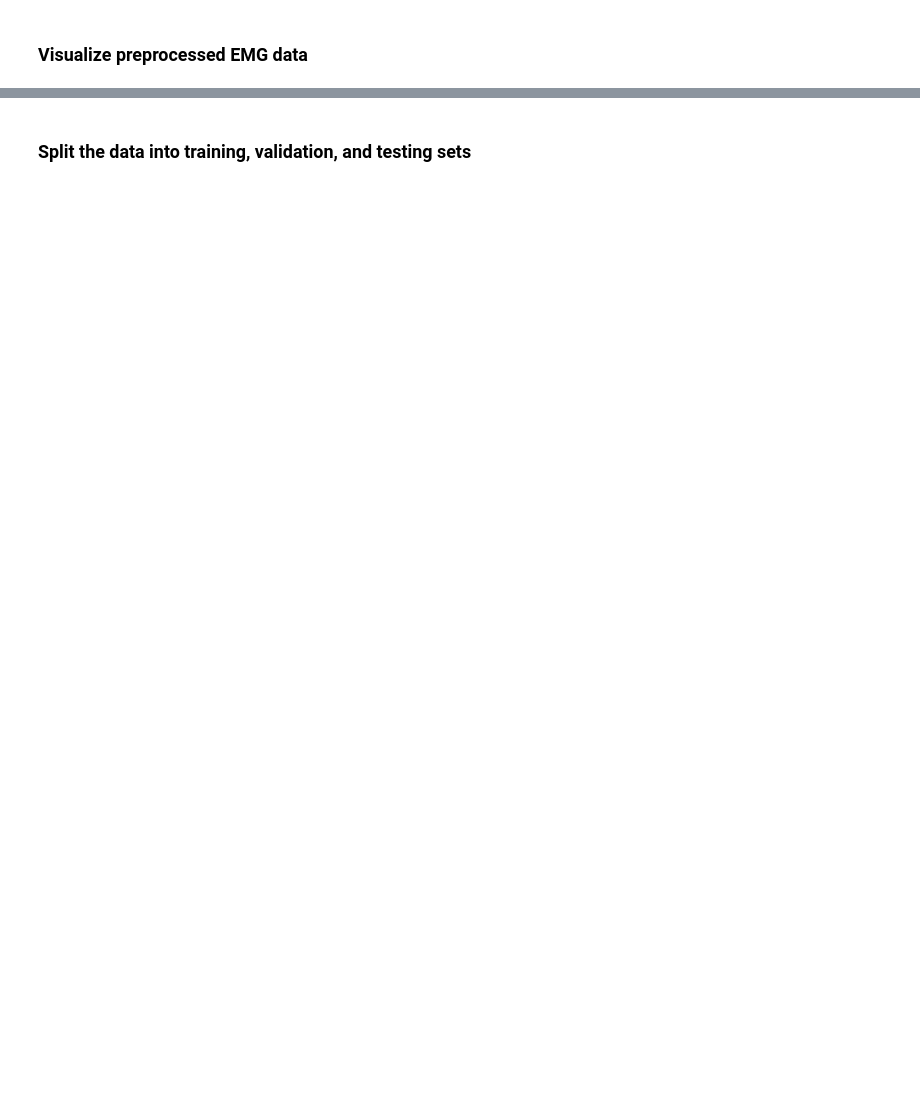
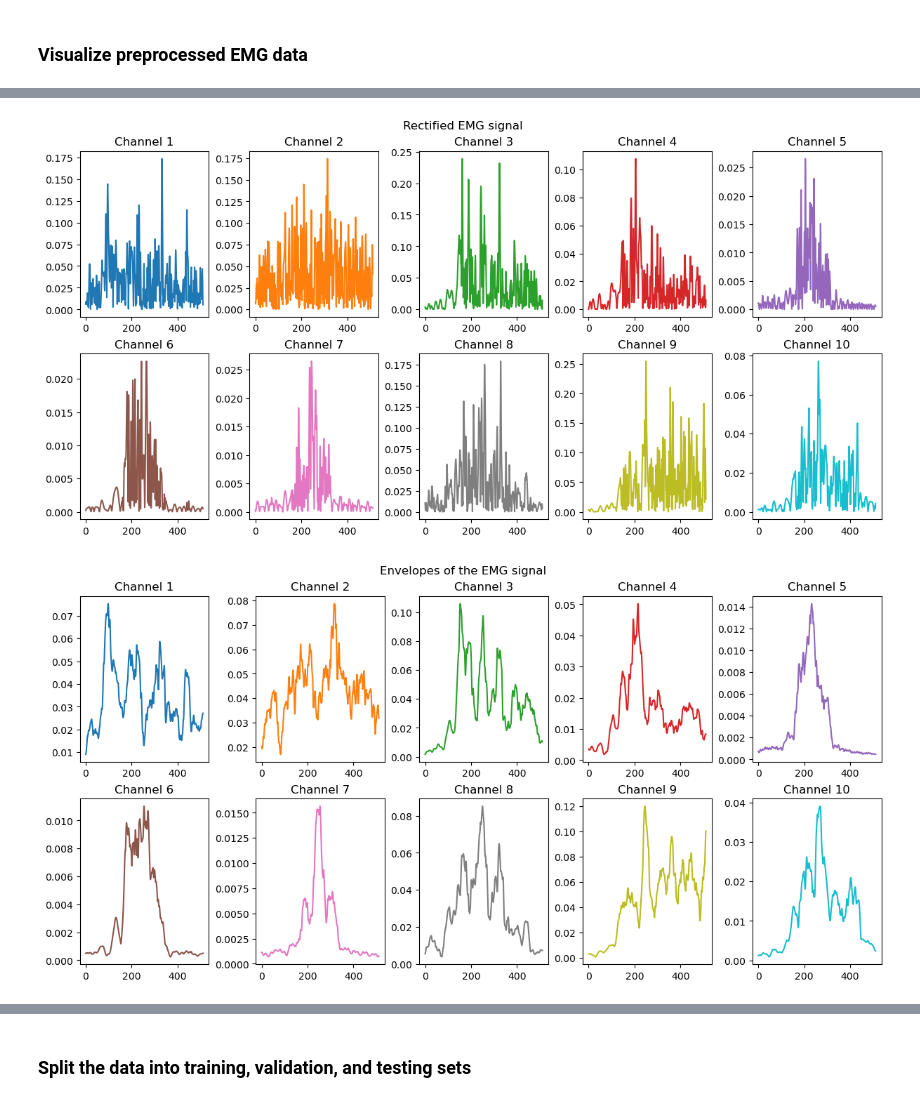
Before and after one commit to MetthewB/NSSP_Project2, a Jupyter notebook: scripts/main.ipynb, the cells around one changed output, grey strips where cells are left out. Cells and saved outputs as stored; diff of their text form; code cells hidden in the pictures; blank space fills up the shorter version.

```diff
--- a/scripts/main.ipynb
+++ b/scripts/main.ipynb
@@ -132,0 +211,38 @@ plt.show()
+# %%
+# Define the length of the moving average window
+mov_mean_length = 25
+mov_mean_weights = np.ones(mov_mean_length) / mov_mean_length
+
+# Initialize the data structure
+emg_windows = [[None for _ in range(n_repetitions)] for _ in range(n_stimuli)]
+emg_envelopes = [[None for _ in range(n_repetitions)] for _ in range(n_stimuli)]
+
+for stimuli_idx in range(n_stimuli):
+    for repetition_idx in range(n_repetitions):
+        idx = np.logical_and(stimulus == stimuli_idx + 1, repetition == repetition_idx + 1).flatten()
+        emg_windows[stimuli_idx][repetition_idx] = emg_rectified[idx, :]
+        emg_envelopes[stimuli_idx][repetition_idx] = convolve1d(emg_windows[stimuli_idx][repetition_idx], mov_mean_weights, axis=0)
+
+# Plot rectified EMG signal
+fig, ax = plt.subplots(2, 5, figsize=(12, 6), constrained_layout=True)
+ax = ax.ravel()
+number_of_emg_channels = emg_rectified.shape[-1]  # 10 EMG channels
+
+for i in range(number_of_emg_channels):
+    ax[i].plot(emg_windows[0][0][:, i], color=colors(i))
+    ax[i].set_title(f"Channel {i+1}")
+plt.suptitle("Rectified EMG signal")
+plt.show()
+
+# Plot envelopes of the EMG signal
+fig, ax = plt.subplots(2, 5, figsize=(12, 6), constrained_layout=True)
+ax = ax.ravel()
+
+for i in range(number_of_emg_channels):
+    ax[i].plot(emg_envelopes[0][0][:, i], color=colors(i))
+    ax[i].set_title(f"Channel {i+1}")
+plt.suptitle("Envelopes of the EMG signal")
+plt.show()
+# %% [output]
+[figure, added]
+[figure, added]
```
Also changed, not shown: parts of 34 cells of this notebook, 2 other files.
